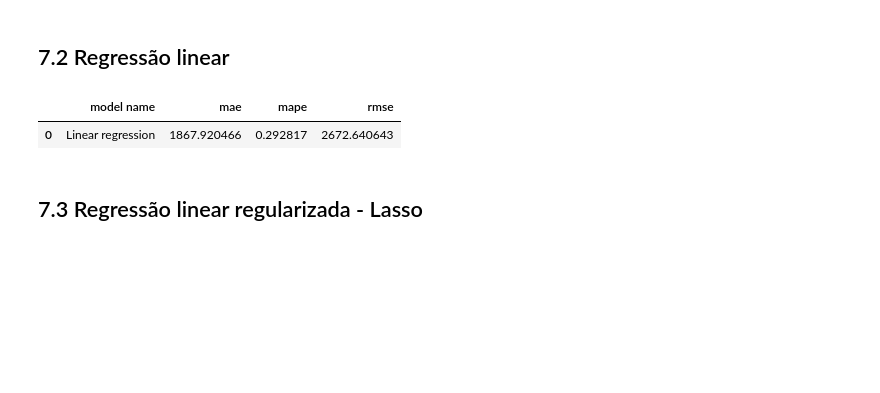
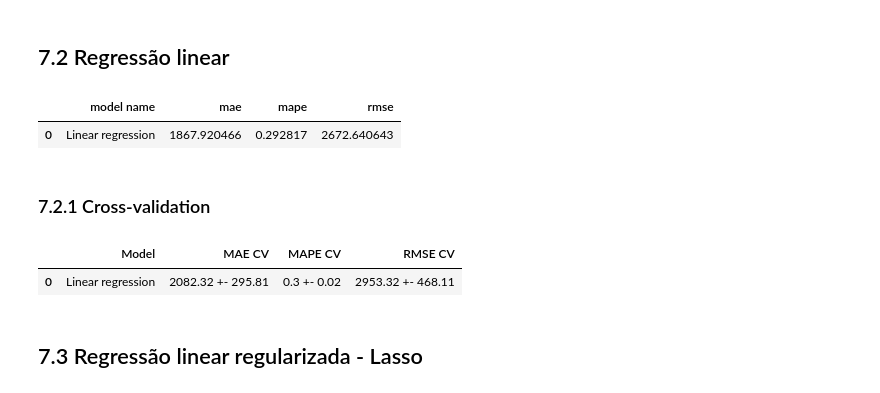
Before and after one commit to paixaols/rossmann-store-sales, a Jupyter notebook: Rossmann_sales_prediction.ipynb, the cells around one changed output. Cells and saved outputs as stored; diff of their text form; code cells hidden in the pictures; blank space fills up the shorter version.

```diff
--- a/Rossmann_sales_prediction.ipynb
+++ b/Rossmann_sales_prediction.ipynb
@@ -940,6 +940,11 @@ features_selected_boruta = ['store',
 # %%
 x_train = X_train[features_selected_boruta]
 x_test = X_test[features_selected_boruta]
+# %%
+# Dados para cross-validation
+features_full = features_selected_boruta.copy()
+features_full.extend(['date', 'sales'])
+training = X_train[features_full]
 # %% [markdown]
 ## 7.1 Modelo de média
 # %%
@@ -972,6 +977,14 @@ lr_result
 # %% [output]
 |  | model name | mae | mape | rmse |
 | 0 | Linear regression | 1867.920466 | 0.292817 | 2672.640643 |
+# %% [markdown]
+### 7.2.1 Cross-validation
+# %%
+lr_result_cv = cross_validation(training, 5, LinearRegression(), 'Linear regression', verbose = False)
+lr_result_cv
+# %% [output]
+|  | Model | MAE CV | MAPE CV | RMSE CV |
+| 0 | Linear regression | 2082.32 +- 295.81 | 0.3 +- 0.02 | 2953.32 +- 468.11 |
 # %% [markdown]
 ## 7.3 Regressão linear regularizada - Lasso
 # %%
```
Also changed, not shown: parts of 16 cells of this notebook.
